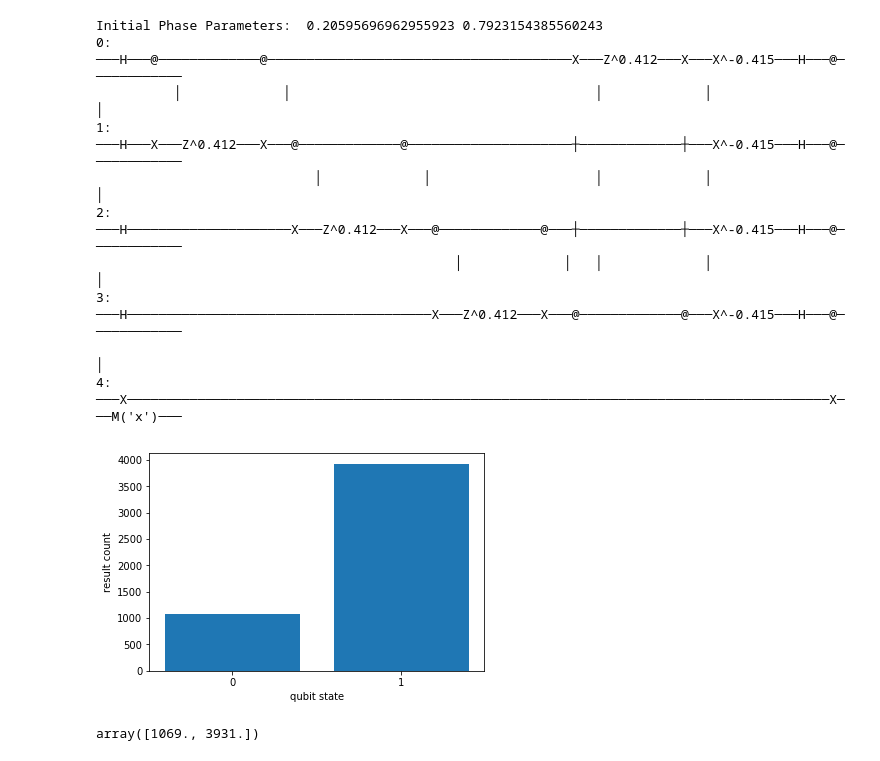
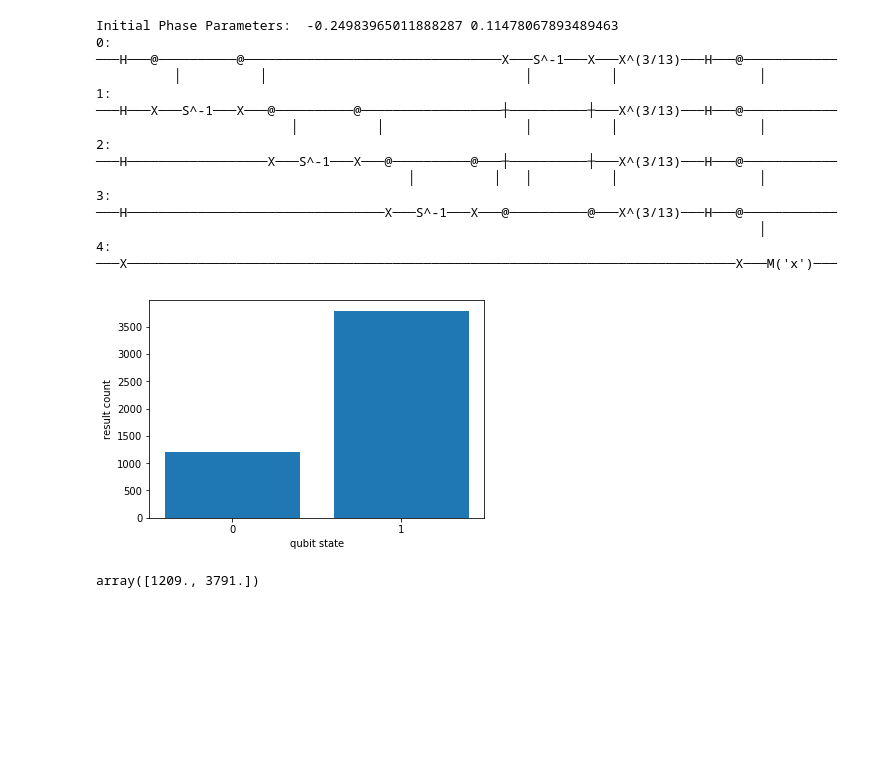
Before and after one commit to eseguraca6/Quantum-Computing-Playground, a Jupyter notebook: QAOA.ipynb, the cells around one changed output. Saved outputs shown, nothing was run; the diff lists cells and outputs as text; code cells hidden in the pictures; blank space fills up the shorter version.

```diff
--- a/QAOA.ipynb
+++ b/QAOA.ipynb
@@ -215,34 +215,34 @@ def QAOA_circuit(length, param1, param2):
   #yield cirq.Z(cirq.LineQubit(4))
   yield cirq.measure(cirq.LineQubit(length-1), key='x')
 # %%
-param1, param2= np.random.uniform(0,1) ,np.random.uniform(0,1)
+param1, param2= np.random.uniform(-2,2) ,np.random.uniform(0,2)
 print('Initial Phase Parameters: ',param1, param2)
 length=5
 
 circuit = cirq.Circuit()
 
 circuit.append(QAOA_circuit(length, param1, param2),strategy=InsertStrategy.INLINE)
 #circuit.append(cirq.measure(*qubits[:length-1]),strategy=InsertStrategy.INLINE)
 print(circuit)
 
 simulator = cirq.Simulator()
 
 results = simulator.run(circuit, repetitions=5000)
 
 cirq.plot_state_histogram(results)
 # %% [output]
-Initial Phase Parameters:  0.20595696962955923 0.7923154385560243
-0: ───H───@─────────────@───────────────────────────────────────X───Z^0.412───X───X^-0.415───H───@────────────
-          │             │                                       │             │                  │
-1: ───H───X───Z^0.412───X───@─────────────@─────────────────────┼─────────────┼───X^-0.415───H───@────────────
-                            │             │                     │             │                  │
-2: ───H─────────────────────X───Z^0.412───X───@─────────────@───┼─────────────┼───X^-0.415───H───@────────────
-                                              │             │   │             │                  │
-3: ───H───────────────────────────────────────X───Z^0.412───X───@─────────────@───X^-0.415───H───@────────────
-                                                                                                 │
-4: ───X──────────────────────────────────────────────────────────────────────────────────────────X───M('x')───
+Initial Phase Parameters:  -0.24983965011888287 0.11478067893489463
+0: ───H───@──────────@─────────────────────────────────X───S^-1───X───X^(3/13)───H───@────────────
+          │          │                                 │          │                  │
+1: ───H───X───S^-1───X───@──────────@──────────────────┼──────────┼───X^(3/13)───H───@────────────
+                         │          │                  │          │                  │
+2: ───H──────────────────X───S^-1───X───@──────────@───┼──────────┼───X^(3/13)───H───@────────────
+                                        │          │   │          │                  │
+3: ───H─────────────────────────────────X───S^-1───X───@──────────@───X^(3/13)───H───@────────────
+                                                                                     │
+4: ───X──────────────────────────────────────────────────────────────────────────────X───M('x')───
-[figure, old version]
+[figure, new version]
-array([1069., 3931.])
+array([1209., 3791.])
 # %%
 print('Initial Phase Parameters: ',param1, param2)
 
```
Also changed, not shown: parts of 5 cells of this notebook.
